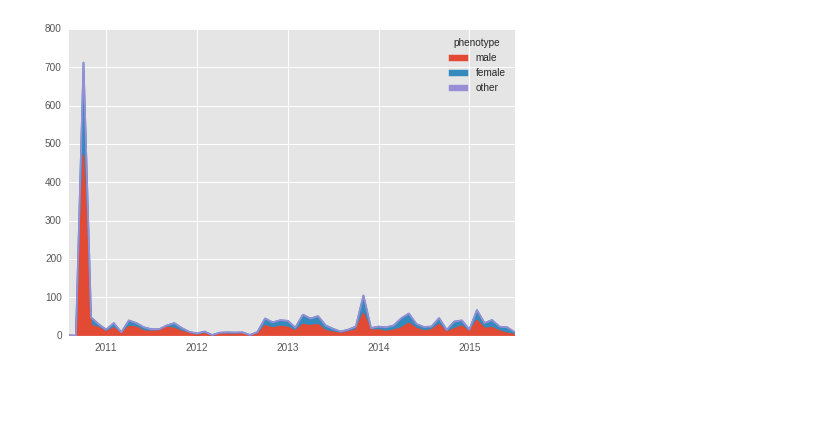
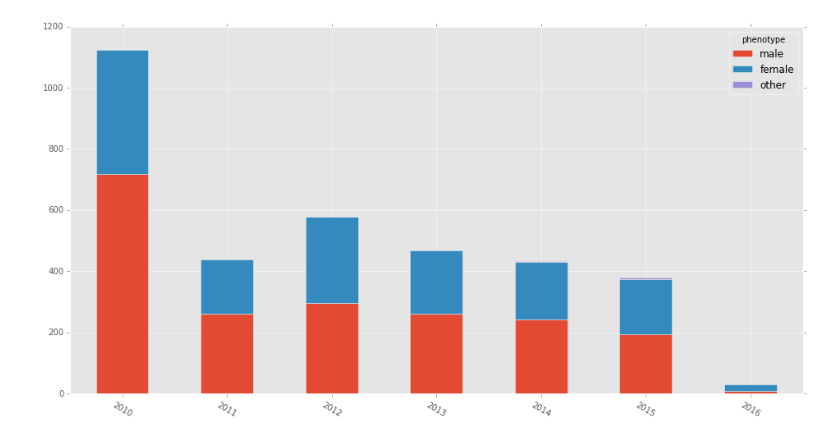
Before and after one commit to swzCuroverse/PGPGraphics, a Jupyter notebook: PGP-Gender.ipynb, the cells around one changed output. Saved outputs shown, nothing was run; the diff lists cells and outputs as text; code cells hidden in the pictures; blank space fills up the shorter version.

```diff
--- a/PGP-Gender.ipynb
+++ b/PGP-Gender.ipynb
@@ -33,4 +69,0 @@ pgpEnrollbyGenderRS2['other'] = Other.sum(axis=1)
-# %%
-h1 = pgpEnrollbyGenderRS2.plot(kind='area',stacked=True)
-# %% [output]
-[figure, removed]
@@ -39 +85,9 @@ totalpgpEnrollbyGender2 = pd.expanding_sum(pgpEnrollbyGenderRS2)
+# %%
+# Plot enrollment by year
+
+ax = pgpEnrollbyGenderRSY2.plot(kind='bar',stacked=True)
+formatted_ticks = pgpEnrollbyGenderRSY2.index.map(lambda t: t.strftime('%Y'))
+tick_labels = ax.set_xticklabels(formatted_ticks,rotation=330,fontsize = 10)
+# %% [output]
+[figure, added]
 # %%
```
Also changed, not shown: parts of 19 cells of this notebook.
